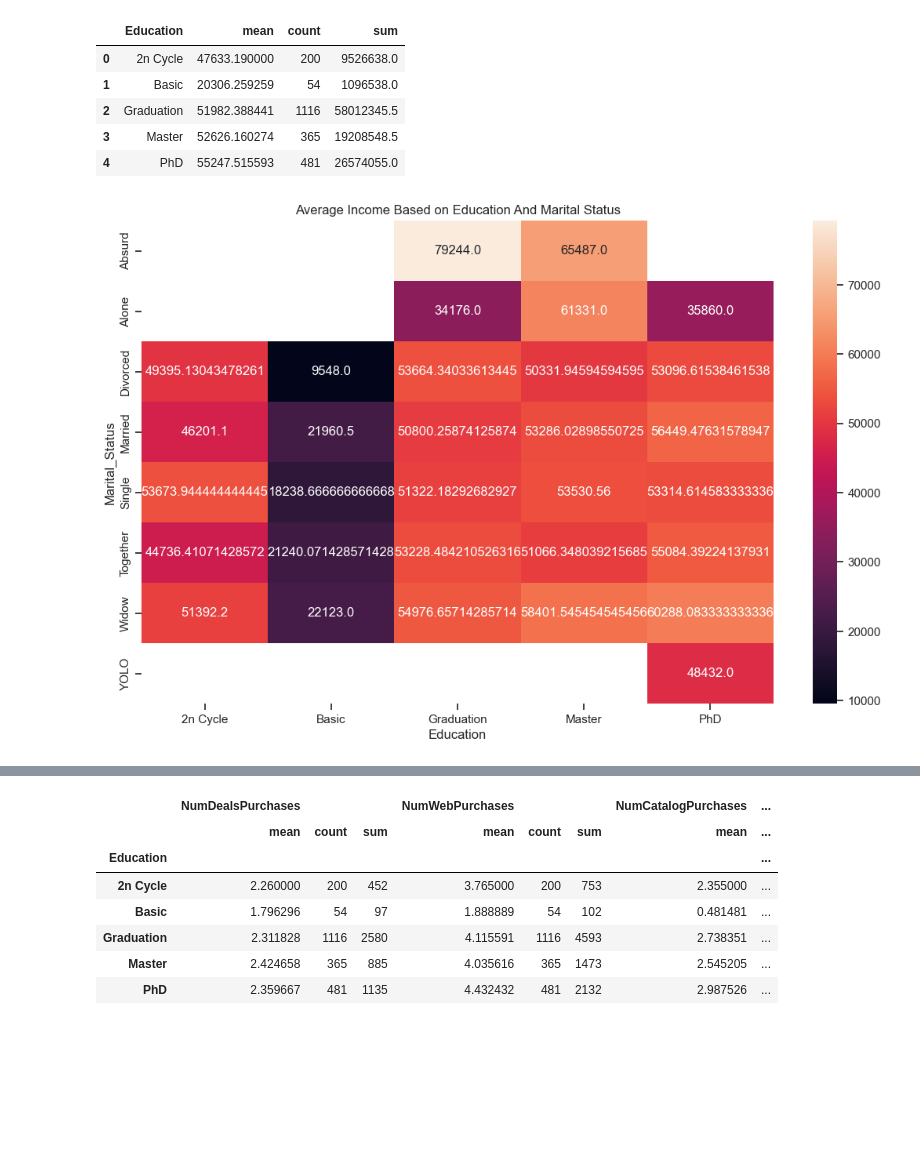
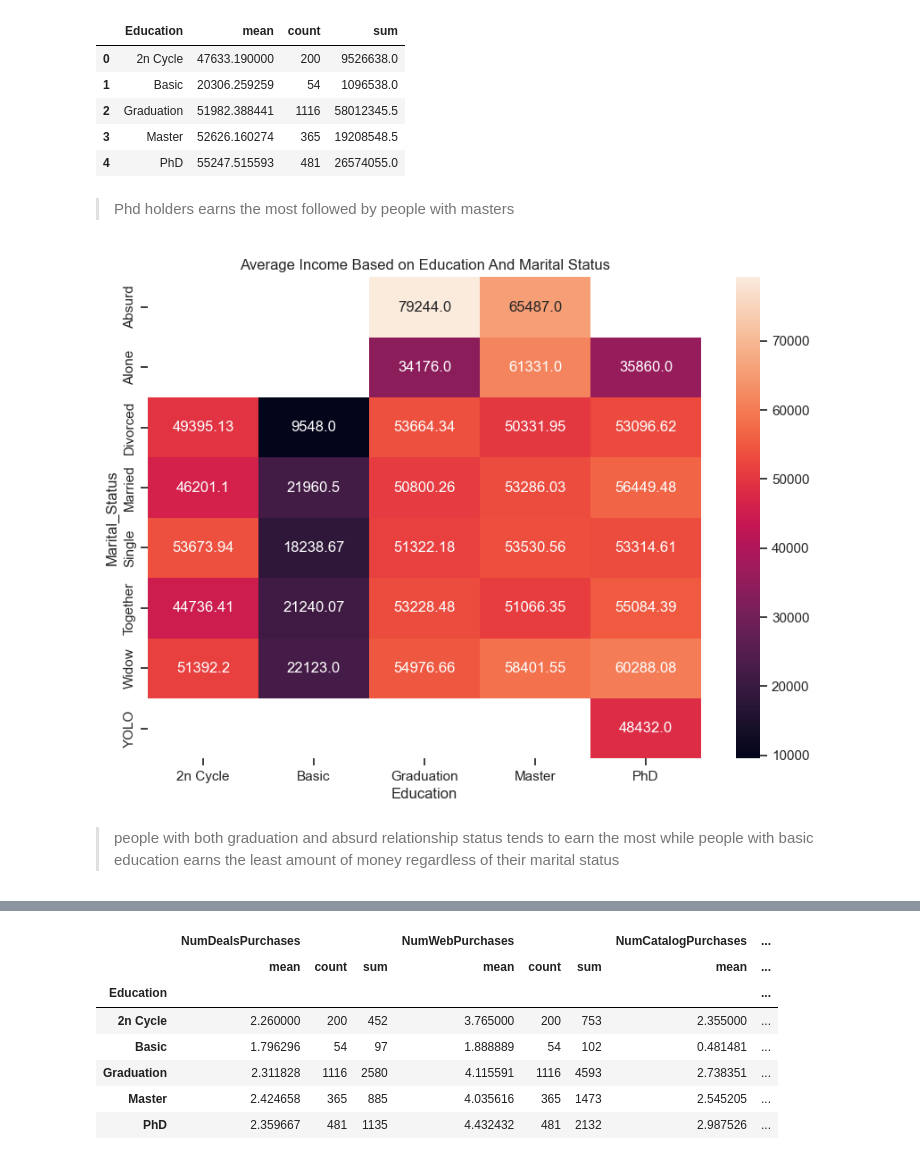
Before and after one commit to bukolastephen/Customer-Segmentation, a Jupyter notebook: main.ipynb, the cells around one changed output, grey strips where cells are left out. Saved outputs shown, nothing was run; the diff lists cells and outputs as text; code cells hidden in the pictures; blank space fills up the shorter version.

```diff
--- a/main.ipynb
+++ b/main.ipynb
@@ -402,13 +422,17 @@ df.groupby('Education')['Income'].agg(['mean', 'count', 'sum']).reset_index()
 | 2 | Graduation | 51982.388441 | 1116 | 58012345.5 |
 | 3 | Master | 52626.160274 | 365 | 19208548.5 |
 | 4 | PhD | 55247.515593 | 481 | 26574055.0 |
+# %% [markdown]
+> Phd holders earns the most followed by people with masters
 # %%
 income=df.pivot_table(values='Income',columns='Education',index='Marital_Status', aggfunc='mean')
-plt.figure(figsize=(13,8))
-sns.heatmap(income, annot=True, fmt='')
+plt.figure(figsize=(10,7))
+sns.heatmap(round(income,2), annot=True, fmt='')
 plt.title("Average Income Based on Education And Marital Status")
 plt.show()
 # %% [output]
-[figure, old version]
+[figure, new version]
+# %% [markdown]
+> people with both graduation and absurd relationship status tends to earn the most while people with basic education earns the least amount of money regardless of their marital status
 # %%
 amount_spent=df.pivot_table(values='amount_spent',columns='Education',index='Marital_Status', aggfunc='mean')
```
Also changed, not shown: parts of 30 cells of this notebook, 1 other file.
